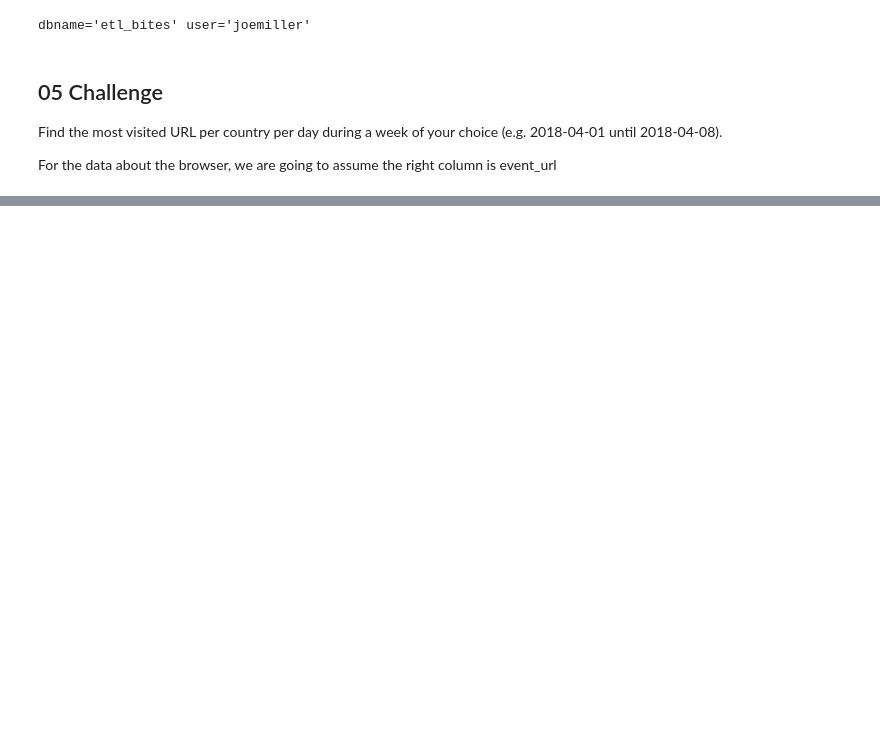
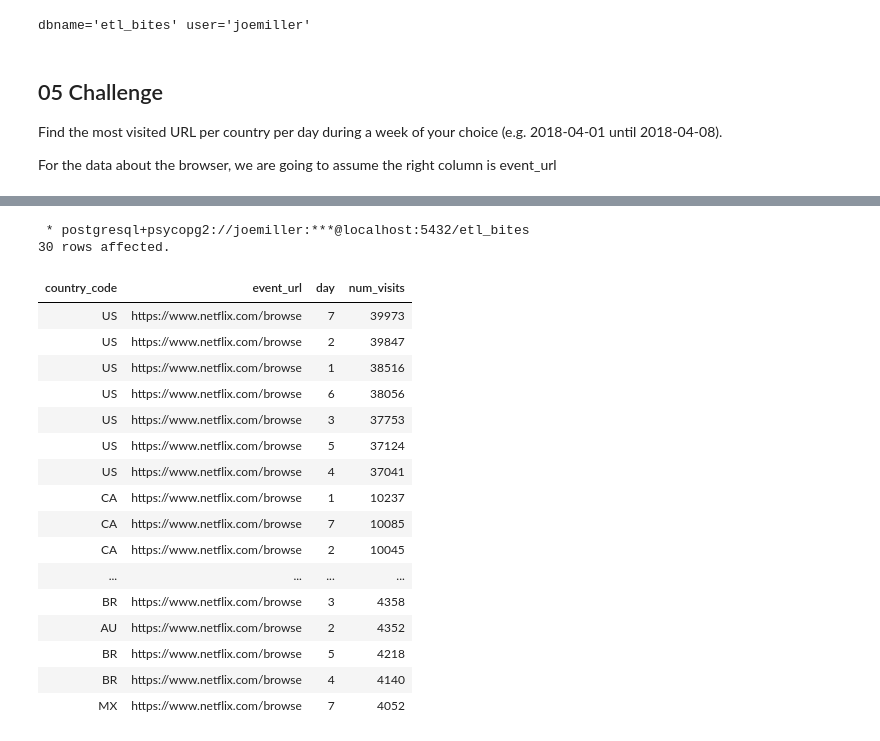
Before and after one commit to jmiller84/etl-bites, a Jupyter notebook: 05_challenge.ipynb, the cells around one changed output, grey strips where cells are left out. Cells and saved outputs as stored; diff of their text form; code cells hidden in the pictures; blank space fills up the shorter version.

```diff
--- a/05_challenge.ipynb
+++ b/05_challenge.ipynb
@@ -150,0 +280,26 @@ groups.groupby(by="dt").max()
+# %%
+%%sql
+
+SELECT *
+FROM netflix_url_visits
+LIMIT 30;
+# %% [output]
+ * postgresql+psycopg2://joemiller:***@localhost:5432/etl_bites
+30 rows affected.
+| country_code | event_url | day | num_visits |
+| US | https://www.netflix.com/browse | 7 | 39973 |
+| US | https://www.netflix.com/browse | 2 | 39847 |
+| US | https://www.netflix.com/browse | 1 | 38516 |
+| US | https://www.netflix.com/browse | 6 | 38056 |
+| US | https://www.netflix.com/browse | 3 | 37753 |
+| US | https://www.netflix.com/browse | 5 | 37124 |
+| US | https://www.netflix.com/browse | 4 | 37041 |
+| CA | https://www.netflix.com/browse | 1 | 10237 |
+| CA | https://www.netflix.com/browse | 7 | 10085 |
+| CA | https://www.netflix.com/browse | 2 | 10045 |
+| ... | ... | ... | ... |
+| BR | https://www.netflix.com/browse | 3 | 4358 |
+| AU | https://www.netflix.com/browse | 2 | 4352 |
+| BR | https://www.netflix.com/browse | 5 | 4218 |
+| BR | https://www.netflix.com/browse | 4 | 4140 |
+| MX | https://www.netflix.com/browse | 7 | 4052 |
```
Also changed, not shown: parts of 13 cells of this notebook, 1 other file.
